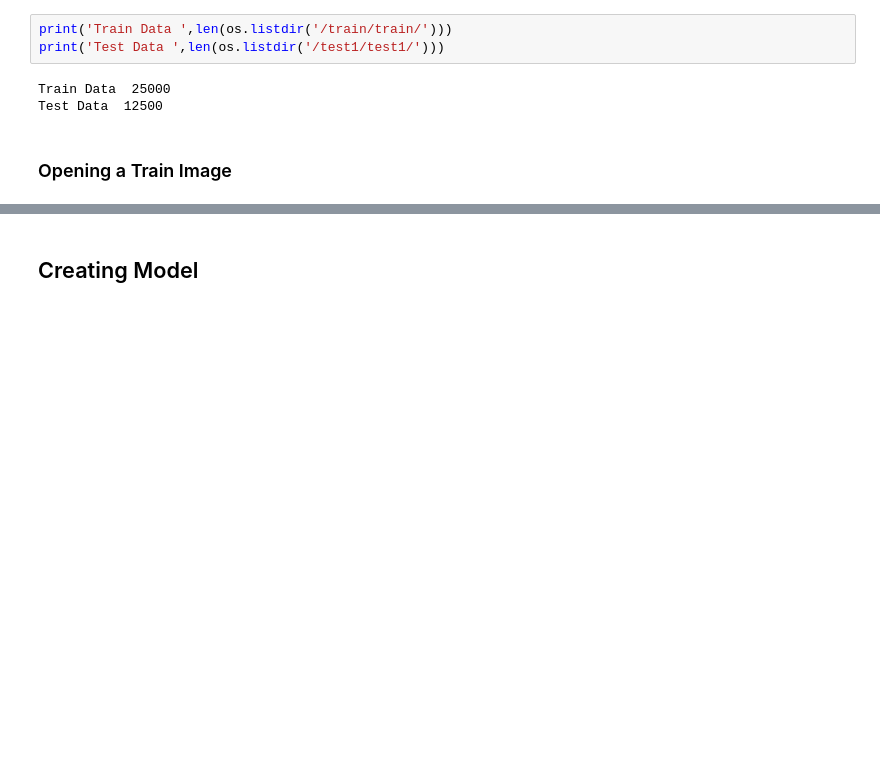
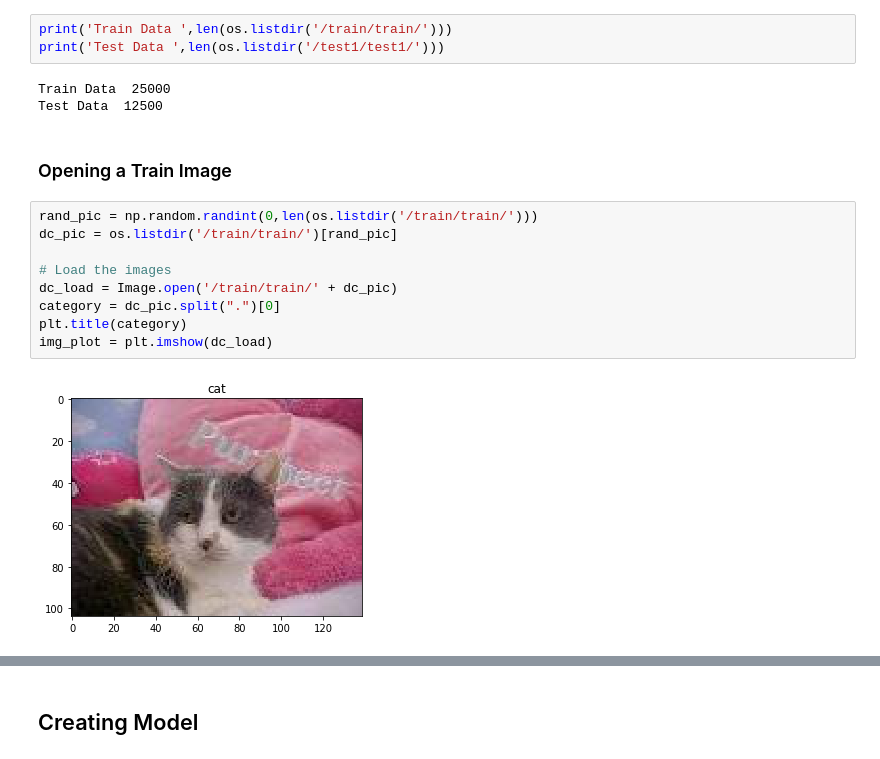
Before and after one commit to risx3/CNN-Dogs-Vs-Cats, a Jupyter notebook: dogs-vs-cats.ipynb, the cells around one changed output, grey strips where cells are left out. Drawn from its saved outputs; the diff is of its cells as text; blank space fills up the shorter version.

```diff
--- a/dogs-vs-cats.ipynb
+++ b/dogs-vs-cats.ipynb
@@ -60,3 +63,14 @@ Train Data  25000
 Test Data  12500
 # %% [markdown]
 ### Opening a Train Image
+# %%
+rand_pic = np.random.randint(0,len(os.listdir('/train/train/')))
+dc_pic = os.listdir('/train/train/')[rand_pic]
+
+# Load the images
+dc_load = Image.open('/train/train/' + dc_pic)
+category = dc_pic.split(".")[0]
+plt.title(category)
+img_plot = plt.imshow(dc_load)
+# %% [output]
+[figure, added]
```
Also changed, not shown: parts of 16 cells of this notebook.
